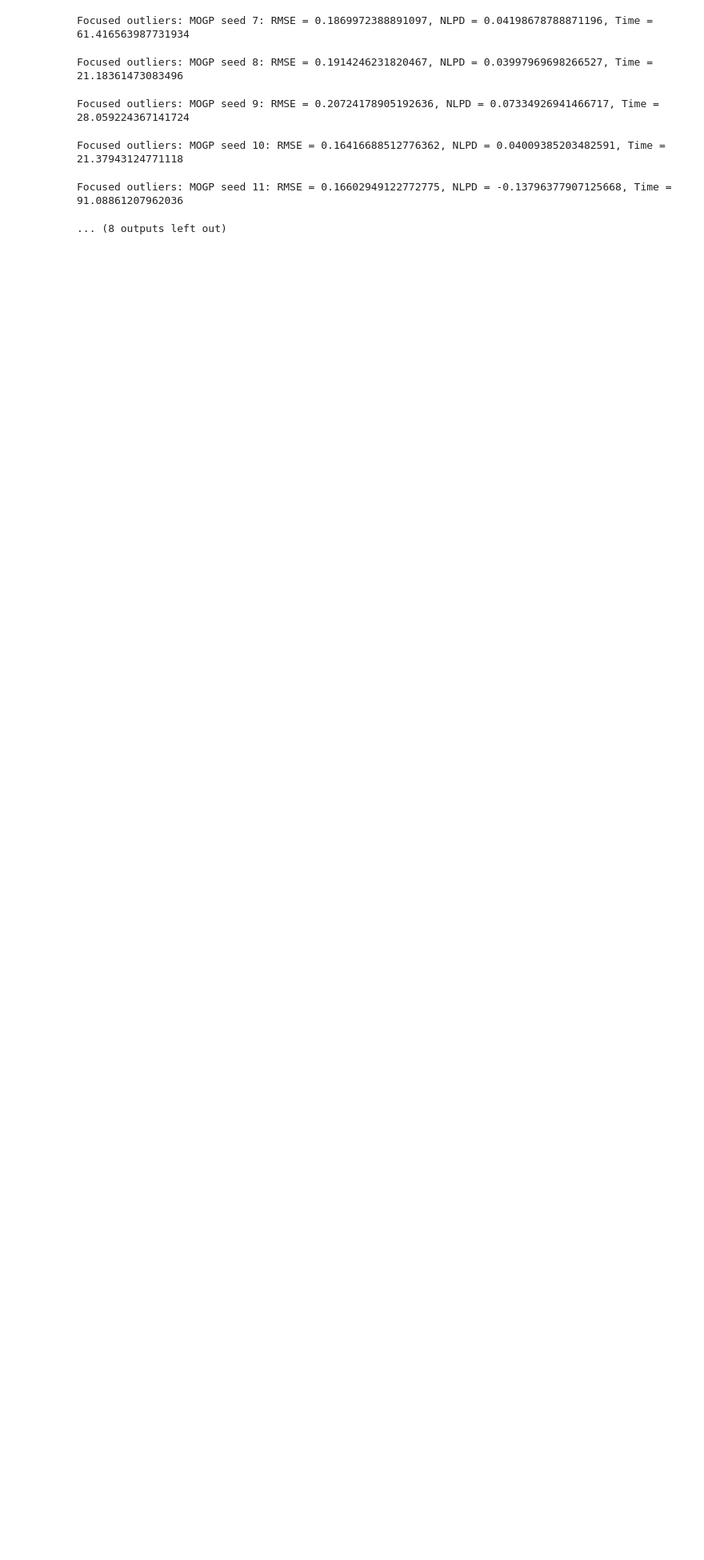
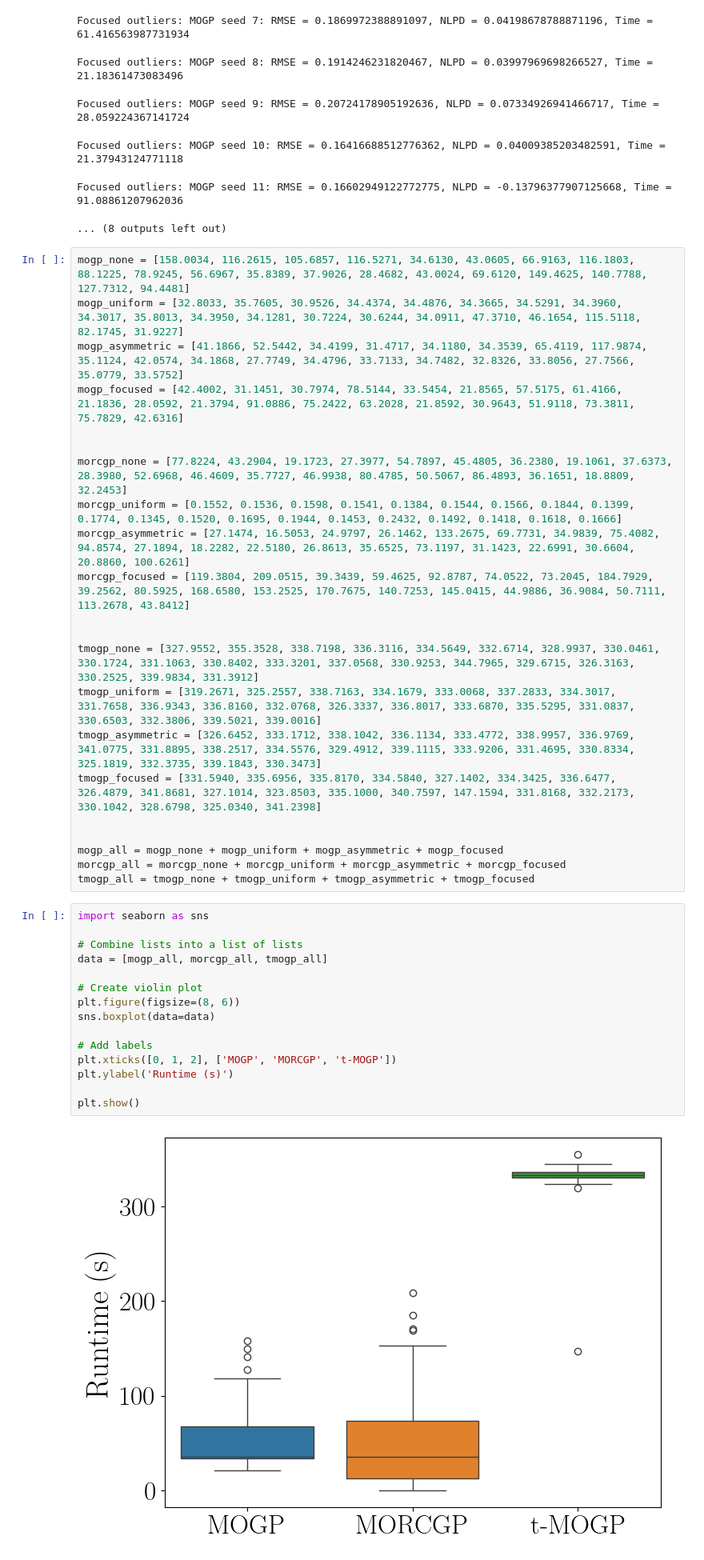
Before and after one commit to joshuarooijakkers/robust_conjugate_MOGP, a Jupyter notebook: experiments/UCI/UCI_comparison.ipynb, the cells around one changed output. Shown at 80% size. Drawn from its saved outputs; the diff is of its cells as text; blank space fills up the shorter version.

```diff
--- a/experiments/UCI/UCI_comparison.ipynb
+++ b/experiments/UCI/UCI_comparison.ipynb
@@ -653,3 +659,42 @@ Focused outliers: MOGP seed 9: RMSE = 0.20724178905192636, NLPD = 0.073349269414
 Focused outliers: MOGP seed 10: RMSE = 0.16416688512776362, NLPD = 0.04009385203482591, Time = 21.37943124771118
 Focused outliers: MOGP seed 11: RMSE = 0.16602949122772775, NLPD = -0.13796377907125668, Time = 91.08861207962036
 ... (8 outputs left out)
+# %%
+mogp_none = [158.0034, 116.2615, 105.6857, 116.5271, 34.6130, 43.0605, 66.9163, 116.1803, 88.1225, 78.9245, 56.6967, 35.8389, 37.9026, 28.4682, 43.0024, 69.6120, 149.4625, 140.7788, 127.7312, 94.4481]
+mogp_uniform = [32.8033, 35.7605, 30.9526, 34.4374, 34.4876, 34.3665, 34.5291, 34.3960, 34.3017, 35.8013, 34.3950, 34.1281, 30.7224, 30.6244, 34.0911, 47.3710, 46.1654, 115.5118, 82.1745, 31.9227]
+mogp_asymmetric = [41.1866, 52.5442, 34.4199, 31.4717, 34.1180, 34.3539, 65.4119, 117.9874, 35.1124, 42.0574, 34.1868, 27.7749, 34.4796, 33.7133, 34.7482, 32.8326, 33.8056, 27.7566, 35.0779, 33.5752]
+mogp_focused = [42.4002, 31.1451, 30.7974, 78.5144, 33.5454, 21.8565, 57.5175, 61.4166, 21.1836, 28.0592, 21.3794, 91.0886, 75.2422, 63.2028, 21.8592, 30.9643, 51.9118, 73.3811, 75.7829, 42.6316]
+
+
+morcgp_none = [77.8224, 43.2904, 19.1723, 27.3977, 54.7897, 45.4805, 36.2380, 19.1061, 37.6373, 28.3980, 52.6968, 46.4609, 35.7727, 46.9938, 80.4785, 50.5067, 86.4893, 36.1651, 18.8809, 32.2453]
+morcgp_uniform = [0.1552, 0.1536, 0.1598, 0.1541, 0.1384, 0.1544, 0.1566, 0.1844, 0.1399, 0.1774, 0.1345, 0.1520, 0.1695, 0.1944, 0.1453, 0.2432, 0.1492, 0.1418, 0.1618, 0.1666]
+morcgp_asymmetric = [27.1474, 16.5053, 24.9797, 26.1462, 133.2675, 69.7731, 34.9839, 75.4082, 94.8574, 27.1894, 18.2282, 22.5180, 26.8613, 35.6525, 73.1197, 31.1423, 22.6991, 30.6604, 20.8860, 100.6261]
+morcgp_focused = [119.3804, 209.0515, 39.3439, 59.4625, 92.8787, 74.0522, 73.2045, 184.7929, 39.2562, 80.5925, 168.6580, 153.2525, 170.7675, 140.7253, 145.0415, 44.9886, 36.9084, 50.7111, 113.2678, 43.8412]
+
+
+tmogp_none = [327.9552, 355.3528, 338.7198, 336.3116, 334.5649, 332.6714, 328.9937, 330.0461, 330.1724, 331.1063, 330.8402, 333.3201, 337.0568, 330.9253, 344.7965, 329.6715, 326.3163, 330.2525, 339.9834, 331.3912]
+tmogp_uniform = [319.2671, 325.2557, 338.7163, 334.1679, 333.0068, 337.2833, 334.3017, 331.7658, 336.9343, 336.8160, 332.0768, 326.3337, 336.8017, 333.6870, 335.5295, 331.0837, 330.6503, 332.3806, 339.5021, 339.0016]
+tmogp_asymmetric = [326.6452, 333.1712, 338.1042, 336.1134, 333.4772, 338.9957, 336.9769, 341.0775, 331.8895, 338.2517, 334.5576, 329.4912, 339.1115, 333.9206, 331.4695, 330.8334, 325.1819, 332.3735, 339.1843, 330.3473]
+tmogp_focused = [331.5940, 335.6956, 335.8170, 334.5840, 327.1402, 334.3425, 336.6477, 326.4879, 341.8681, 327.1014, 323.8503, 335.1000, 340.7597, 147.1594, 331.8168, 332.2173, 330.1042, 328.6798, 325.0340, 341.2398]
+
+
+mogp_all = mogp_none + mogp_uniform + mogp_asymmetric + mogp_focused
+morcgp_all = morcgp_none + morcgp_uniform + morcgp_asymmetric + morcgp_focused
+tmogp_all = tmogp_none + tmogp_uniform + tmogp_asymmetric + tmogp_focused
+# %%
+import seaborn as sns
+
+# Combine lists into a list of lists
+data = [mogp_all, morcgp_all, tmogp_all]
+
+# Create violin plot
+plt.figure(figsize=(8, 6))
+sns.boxplot(data=data)
+
+# Add labels
+plt.xticks([0, 1, 2], ['MOGP', 'MORCGP', 't-MOGP'])
+plt.ylabel('Runtime (s)')
+
+plt.show()
+# %% [output]
+[figure, added]
```
Also changed, not shown: parts of 3 cells of this notebook, 2 other files.
